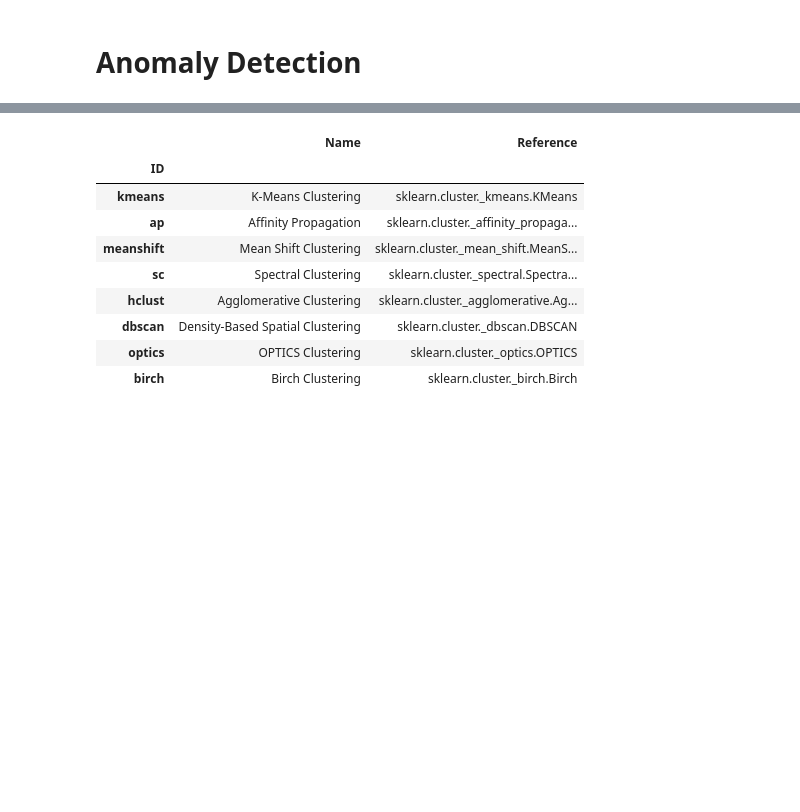
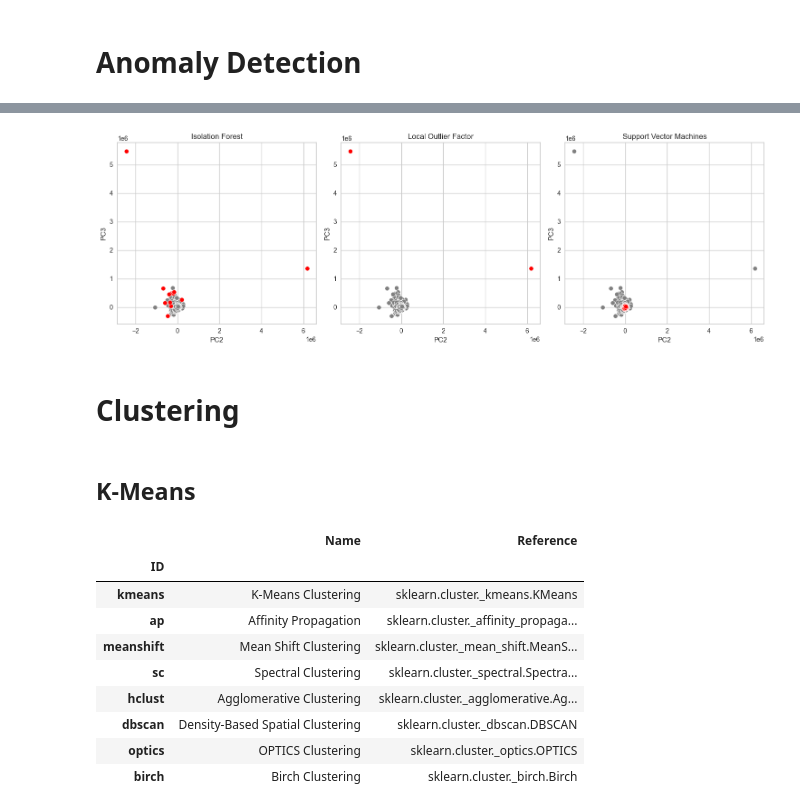
Before and after one commit to hansjarettong/AI221-Project-LendingClub, a Jupyter notebook: 01-Unsupervised Learning.ipynb, the cells around one changed output, grey strips where cells are left out. Cells and saved outputs as stored; diff of their text form; code cells hidden in the pictures; blank space fills up the shorter version.

```diff
--- a/01-Unsupervised Learning.ipynb
+++ b/01-Unsupervised Learning.ipynb
@@ -403,2 +402,30 @@ KeyboardInterrupt:
+# %%
+# Plotting the anomalies
+plt.figure(figsize=(15, 5))
+
+# Plotting Isolation Forest
+plt.subplot(1, 3, 1)
+sns.scatterplot(data=df, x="PC2", y="PC3", color="gray")
+sns.scatterplot(data=df[iforest_preds], x="PC2", y="PC3", color="red")
+plt.title("Isolation Forest")
+
+# Plotting Local Outlier Factor
+plt.subplot(1, 3, 2)
+sns.scatterplot(data=df, x="PC2", y="PC3", color="gray")
+sns.scatterplot(data=df[lof_preds], x="PC2", y="PC3", color="red")
+plt.title("Local Outlier Factor")
+
+# Plotting Support Vector Machines
+plt.subplot(1, 3, 3)
+sns.scatterplot(data=df, x="PC2", y="PC3", color="gray")
+sns.scatterplot(data=df[svm_preds], x="PC2", y="PC3", color="red")
+plt.title("Support Vector Machines")
+
+plt.tight_layout()
+plt.show()
+# %% [output]
+[figure, added]
+# %% [markdown]
+# Clustering
 # %%
 from pycaret.clustering import *
@@ -405,3 +434,5 @@ from pycaret.clustering import *
+# %% [markdown]
+## K-Means
 # %%
 # df_sample = df.sample(2500, random_state=2023)
 s = setup(df_transformed, session_id=221, normalize=True)
```
Also changed, not shown: parts of 14 cells of this notebook.
